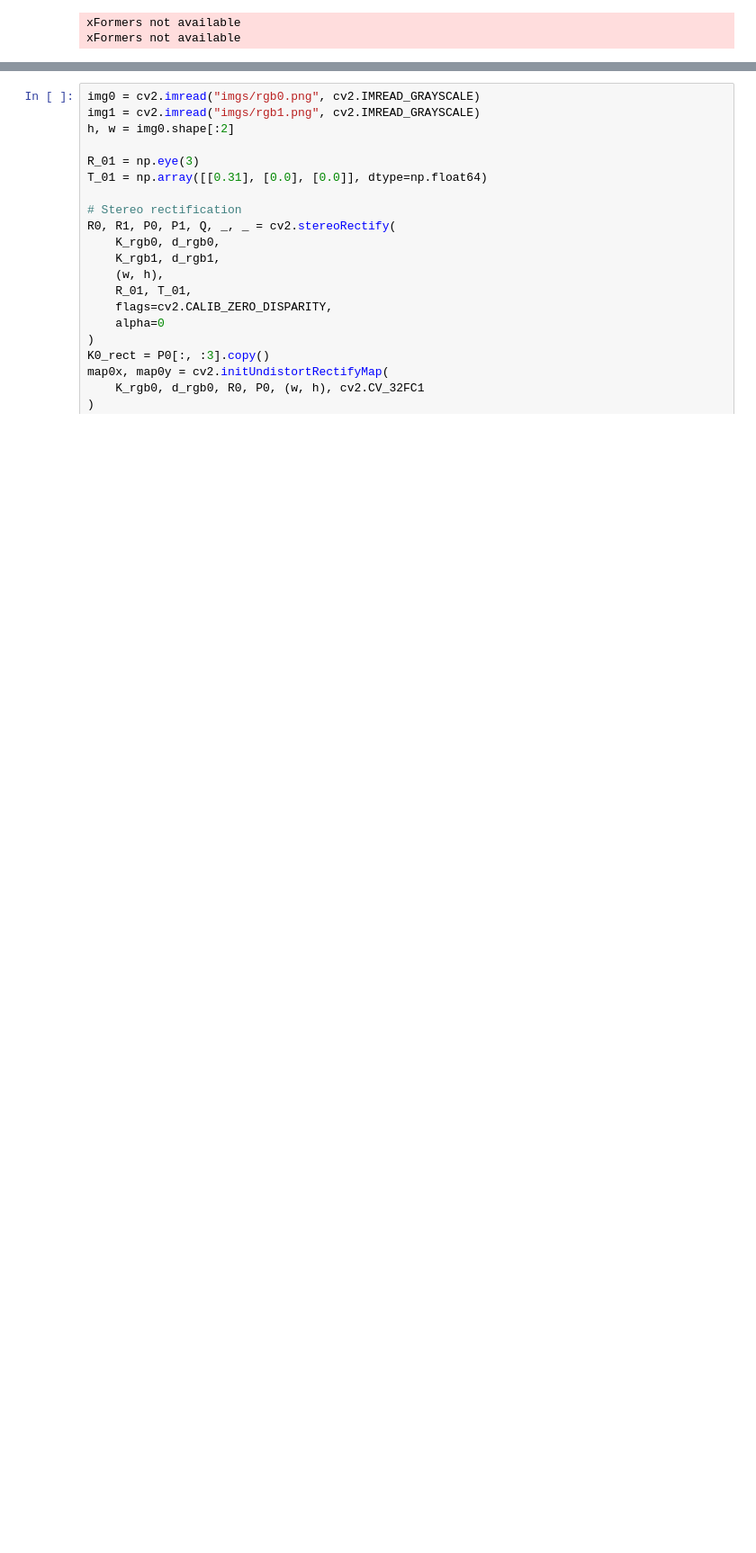
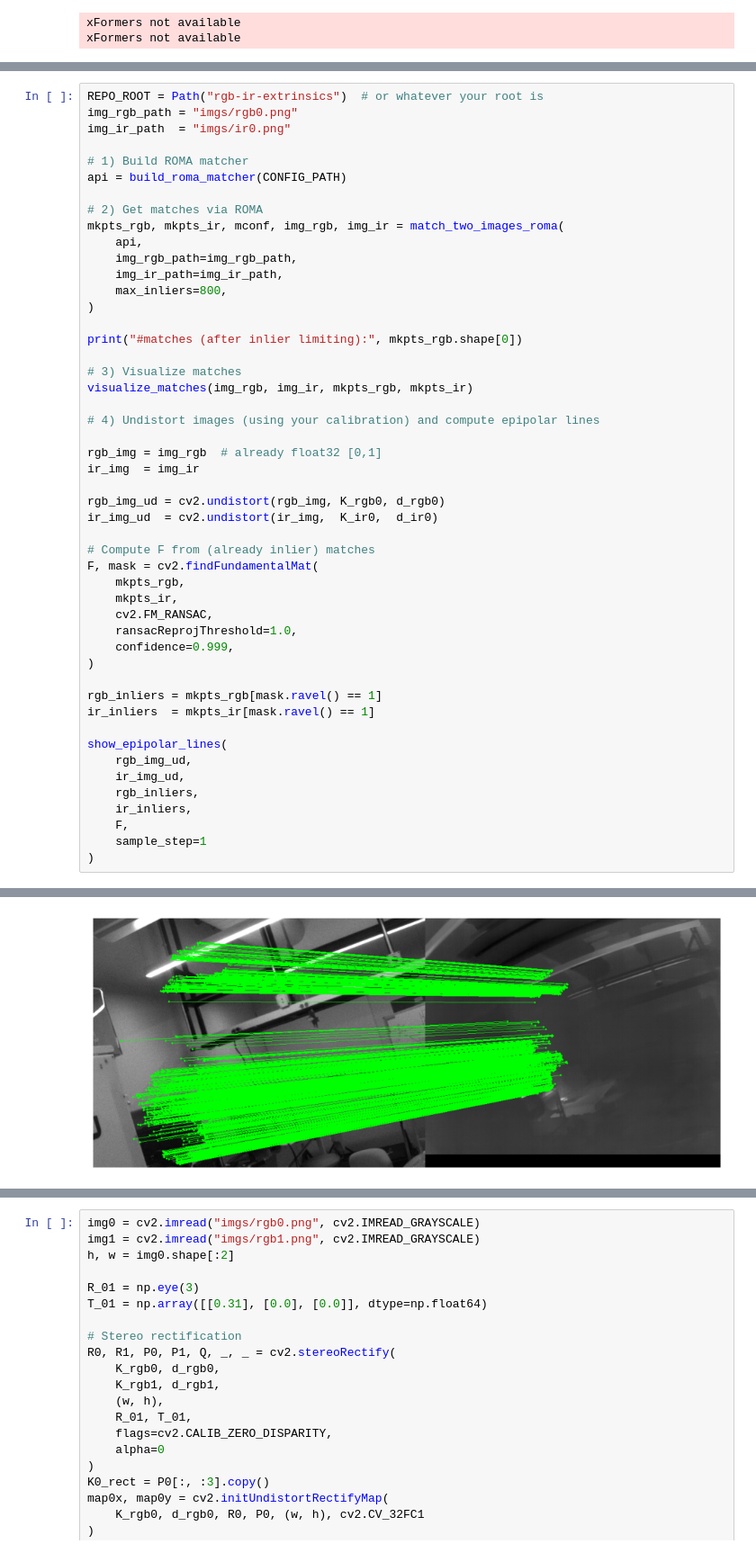
Before and after one commit to srirangam-r/rgb-ir-extrinsics, a Jupyter notebook: extrinsics.ipynb, the cells around one changed output, grey strips where cells are left out. Shown at 90% size. Cells and saved outputs as stored; diff of their text form; blank space fills up the shorter version.

```diff
--- a/extrinsics.ipynb
+++ b/extrinsics.ipynb
@@ -329,0 +507,50 @@ K_ir1 = np.array([1252.4067462338985, 0.0, 629.4308621564376,
+# %%
+REPO_ROOT = Path("rgb-ir-extrinsics")  # or whatever your root is
+img_rgb_path = "imgs/rgb0.png"
+img_ir_path  = "imgs/ir0.png"
+
+# 1) Build ROMA matcher
+api = build_roma_matcher(CONFIG_PATH)
+
+# 2) Get matches via ROMA
+mkpts_rgb, mkpts_ir, mconf, img_rgb, img_ir = match_two_images_roma(
+    api,
+    img_rgb_path=img_rgb_path,
+    img_ir_path=img_ir_path,
+    max_inliers=800,
+)
+
+print("#matches (after inlier limiting):", mkpts_rgb.shape[0])
+
+# 3) Visualize matches
+visualize_matches(img_rgb, img_ir, mkpts_rgb, mkpts_ir)
+
+# 4) Undistort images (using your calibration) and compute epipolar lines
+
+rgb_img = img_rgb  # already float32 [0,1]
+ir_img  = img_ir
+
+rgb_img_ud = cv2.undistort(rgb_img, K_rgb0, d_rgb0)
+ir_img_ud  = cv2.undistort(ir_img,  K_ir0,  d_ir0)
+
+# Compute F from (already inlier) matches
+F, mask = cv2.findFundamentalMat(
+    mkpts_rgb,
+    mkpts_ir,
+    cv2.FM_RANSAC,
+    ransacReprojThreshold=1.0,
+    confidence=0.999,
+)
+
+rgb_inliers = mkpts_rgb[mask.ravel() == 1]
+ir_inliers  = mkpts_ir[mask.ravel() == 1]
+
+show_epipolar_lines(
+    rgb_img_ud,
+    ir_img_ud,
+    rgb_inliers,
+    ir_inliers,
+    F,
+    sample_step=1
+)
+# %% [output]
@@ -329,0 +565 @@ K_ir1 = np.array([1252.4067462338985, 0.0, 629.4308621564376,
+[figure, added]
```
Also changed, not shown: parts of 11 cells of this notebook, 3 other files.
